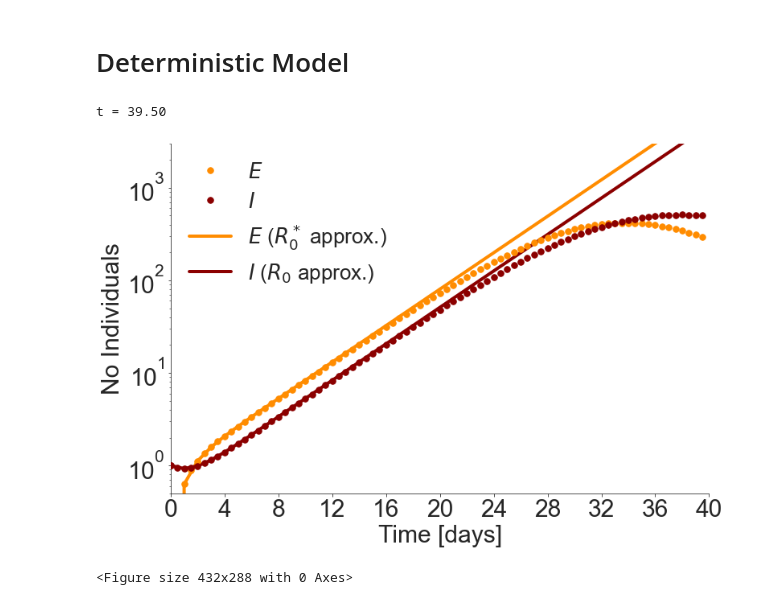
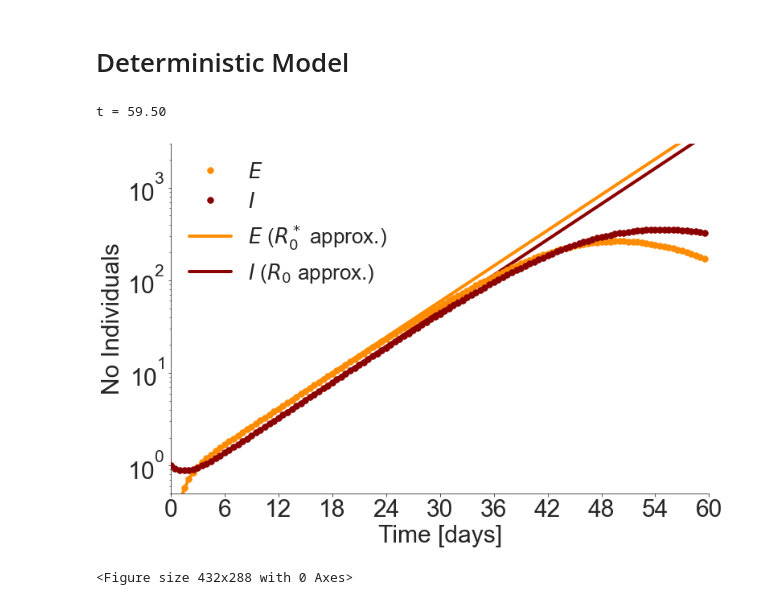
Before and after one commit to betoto008/Epidemiology_2020, a Jupyter notebook: Jupyter_Notebooks/0_Deterministic.ipynb, the cells around one changed output. Saved outputs shown, nothing was run; the diff lists cells and outputs as text; code cells hidden in the pictures.

```diff
--- a/Jupyter_Notebooks/Model_SEIR_deterministic.ipynb
+++ b/Jupyter_Notebooks/0_Deterministic.ipynb
@@ -14,6 +14,8 @@ def node_degrees(Amat):
 import warnings
 warnings.filterwarnings('ignore')
 import matplotlib.ticker as ticker
+Text_files_path = '../../../../Dropbox/Research/Epidemiology_2020/Text_files/'
+
 %autosave 60
 # %% [output]
 Autosaving every 60 seconds
@@ -41,39 +43,41 @@ def est0(beta, gamma):
 # %%
 N = 2000
 gamma = 1/6
-beta = 4.5*gamma
+beta = 3.0*gamma
 sigma = 1/4
 initI = 1
-T_total = 40 #for R0 = [1.5, 2.0, 2.5, 3.0, 3.5, 4.0, 4.5] use [150, 70, 40, 34, 26, 22, 18]
+T_total = 60 #for R0 = [1.2, 2.0, 3.0, 4.5] use [260,  60,  30,  20] if sigma = 1/4
+             #for R0 = [1.2, 2.0, 3.0, 4.5] use [150,  30,  15,   5] if sigma = 1000
+
 model_det = SEIRSModel(initN = N,beta=beta, sigma=sigma, gamma=gamma,
                           theta_E=0, psi_E = 0, theta_I=0.0, psi_I =0.0, initI =initI, initD_E=0,
                          sigma_D = 0, gamma_D = 0, mu_D = 0, mu_I=0)
 model_det.run(T=T_total, dt=0.5)
 
 ## Analytical Solution
-lambda1, lambda2, time, E_solution, I_solution, sol_total_approx, I_max_2 = run_deterministic(N, beta, sigma, gamma, T_total, folder = '../../../../Dropbox/Research/Epidemiology_2020/Text_files/Deterministic/')
+lambda1, lambda2, time, E_solution, I_solution, sol_total_approx, I_max_2 = run_deterministic(N, beta, sigma, gamma, T_total, folder = Text_files_path+'Deterministic/')
 
 ## Plot
 fig, ax = model_det.figure_infections(ylim=20, xlim = 15, plot_R = False, plot_I = 'line', plot_E = 'line',
                         plot_S = False, combine_D=False, plot_D_I='line',dashed_reference_results = False,
                         plot_percentages=False, show = False)
 #ax.plot(time, sol_total_approx, 'k-', label = r'$E+I$ ($R_0^*$ approx.)', ms = 10, linewidth = 4)
 #ax.plot(time, E_solution+I_solution, 'k-', label = r'Total_I$_{approx}$', ms = 10, linewidth = 4)
 ax.plot(time, E_solution, '-', color = 'darkorange', label = r'$E$ ($R_0^*$ approx.)', ms = 10, linewidth = 4)
 ax.plot(time, I_solution, '-', color = 'darkred', label = r'$I$ ($R_0$ approx.)', ms = 10, linewidth = 4)
 
 ax.set_xlabel('Time [days]', fontsize = 30)
 ax.set_ylabel('No Individuals', fontsize = 30)
 ax.legend(loc = 2, fontsize = 26, frameon=False)
 ax.tick_params('both',labelsize = 30)
 ax.set_yscale('log')
 ax.set_ylim(0.5,3000)
 ax.set_xticks(time[::int(T_total/10)]);
 
 #fig.savefig('../Figures/Control/Deterministic/solutionEI.pdf')
 # %% [output]
-t = 39.50
+t = 59.50
-[figure, old version]
+[figure, new version]
 # %%
 sigma = 1/4
 gamma = 1/6
```
Also changed, not shown: 10 other files.
